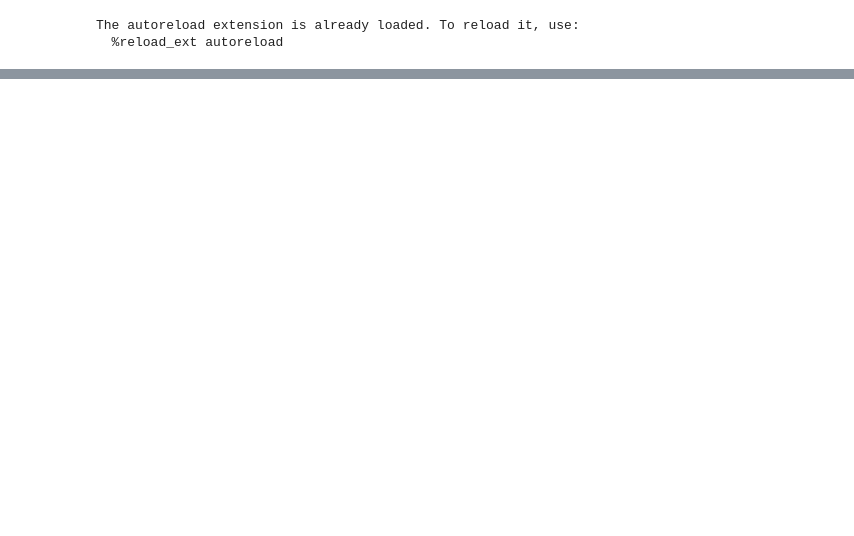
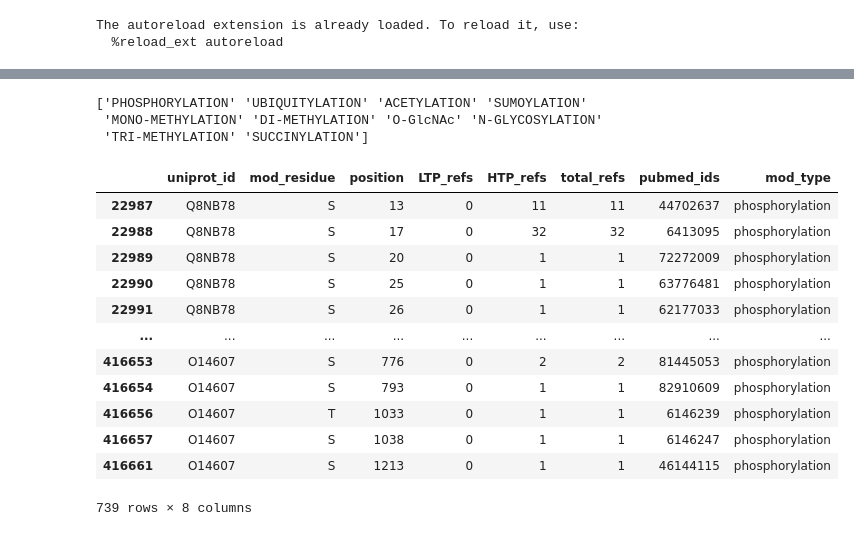
Before and after one commit to kamurani/phosphosite, a Jupyter notebook: phosphosite/dataset/psp/extract.ipynb, the cells around one changed output, grey strips where cells are left out. Saved outputs shown, nothing was run; the diff lists cells and outputs as text; code cells hidden in the pictures; blank space fills up the shorter version.

```diff
--- a/phosphosite/dataset/psp/extract.ipynb
+++ b/phosphosite/dataset/psp/extract.ipynb
@@ -78,0 +168,46 @@ mods2
+# %%
+# psp_mods whose uniprot id is in uniprot_ids
+df = psp_mods[psp_mods["uniprot_id"].isin(uniprot_ids)]
+print(df["mod"].unique())
+# just phosphorylation
+df = df[df["mod"] == "PHOSPHORYLATION"]
+
+# change "id" column to first character of "id" column
+df["id"] = df["id"].apply(lambda x: x[0])
+
+# rename columns using dict
+rename_dict = dict(
+    id = "mod_residue",
+    ref = "total_refs",
+    ltp = "LTP_refs",
+    htp = "HTP_refs",
+    pos = "position",
+    pubmed = "pubmed_ids",
+    mod = "mod_type",
+)
+df = df.rename(columns=rename_dict)
+
+# make mod_type lowercase
+df["mod_type"] = df["mod_type"].apply(lambda x: x.lower())
+
+# Put "pos" after "mod_residue"
+cols = ["uniprot_id", "mod_residue", "position", "LTP_refs", "HTP_refs", "total_refs", "pubmed_ids", "mod_type"]
+df = df[cols]
+df
+# %% [output]
+['PHOSPHORYLATION' 'UBIQUITYLATION' 'ACETYLATION' 'SUMOYLATION'
+ 'MONO-METHYLATION' 'DI-METHYLATION' 'O-GlcNAc' 'N-GLYCOSYLATION'
+ 'TRI-METHYLATION' 'SUCCINYLATION']
+|  | uniprot_id | mod_residue | position | LTP_refs | HTP_refs | total_refs | pubmed_ids | mod_type |
+| 22987 | Q8NB78 | S | 13 | 0 | 11 | 11 | 44702637 | phosphorylation |
+| 22988 | Q8NB78 | S | 17 | 0 | 32 | 32 | 6413095 | phosphorylation |
+| 22989 | Q8NB78 | S | 20 | 0 | 1 | 1 | 72272009 | phosphorylation |
+| 22990 | Q8NB78 | S | 25 | 0 | 1 | 1 | 63776481 | phosphorylation |
+| 22991 | Q8NB78 | S | 26 | 0 | 1 | 1 | 62177033 | phosphorylation |
+| ... | ... | ... | ... | ... | ... | ... | ... | ... |
+| 416653 | O14607 | S | 776 | 0 | 2 | 2 | 81445053 | phosphorylation |
+| 416654 | O14607 | S | 793 | 0 | 1 | 1 | 82910609 | phosphorylation |
+| 416656 | O14607 | T | 1033 | 0 | 1 | 1 | 6146239 | phosphorylation |
+| 416657 | O14607 | S | 1038 | 0 | 1 | 1 | 6146247 | phosphorylation |
+| 416661 | O14607 | S | 1213 | 0 | 1 | 1 | 46144115 | phosphorylation |
+739 rows × 8 columns
```
Also changed, not shown: parts of 20 cells of this notebook, 14 other files.
